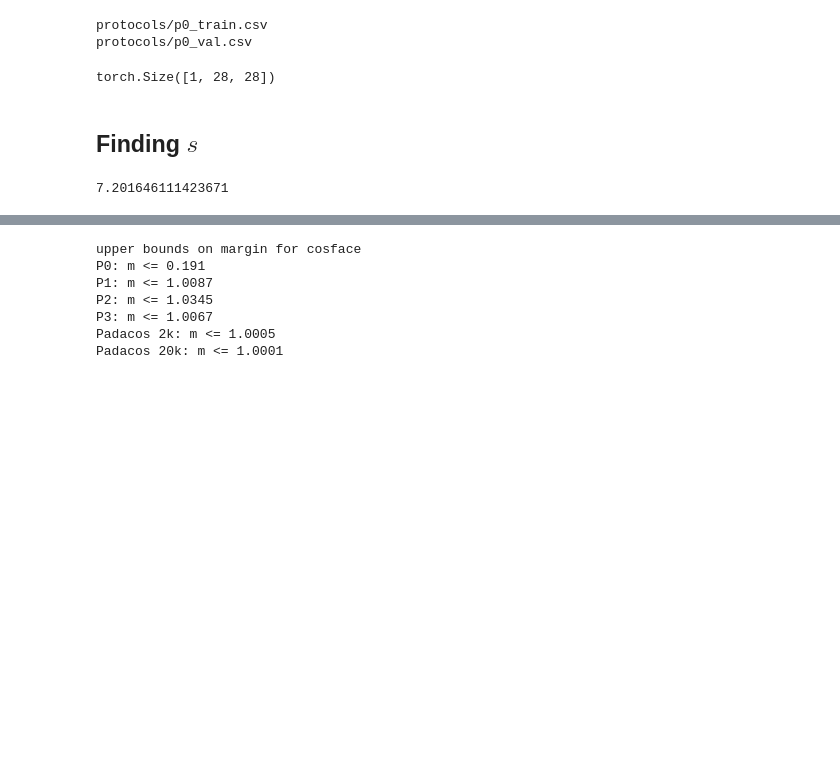
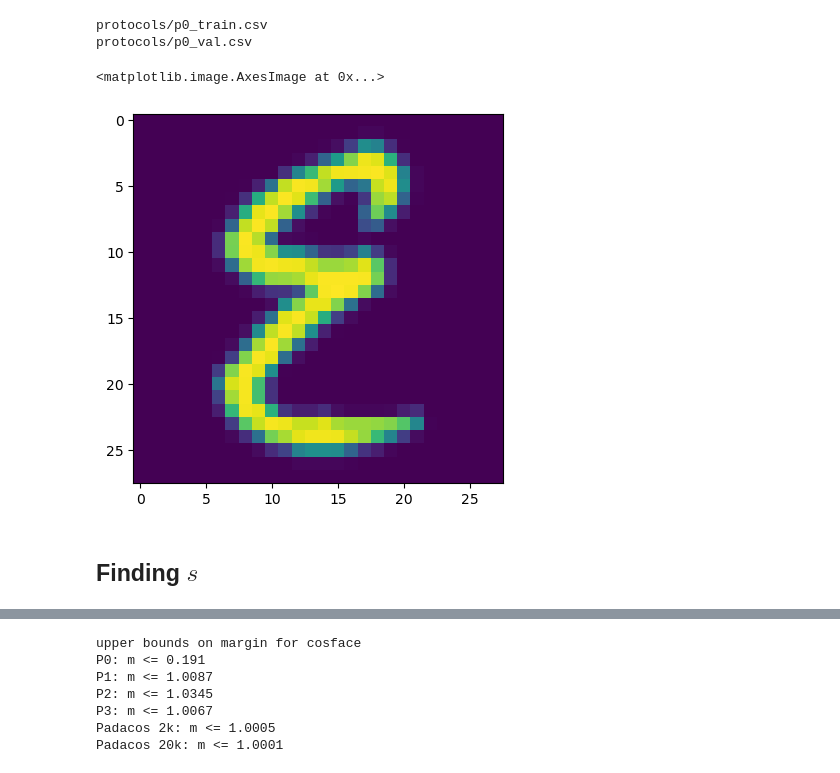
Before and after one commit to TwoDigitsOneNumber/openset-imagenet-comparison, a Jupyter notebook: test.ipynb, the cells around one changed output, grey strips where cells are left out. Drawn from its saved outputs; the diff is of its cells as text; code cells hidden in the pictures; blank space fills up the shorter version.

```diff
--- a/test.ipynb
+++ b/test.ipynb
@@ -388,10 +473,11 @@ train_loader = DataLoader(
 # %% [output]
 protocols/p0_train.csv
 protocols/p0_val.csv
-# %%
-train_ds[0][0].size()
-# %% [output]
-torch.Size([1, 28, 28])
+# %%
+plt.imshow(train_ds[70006][0][0])
+# %% [output]
+<matplotlib.image.AxesImage at 0x...>
+[figure, added]
 # %% [markdown]
 ## Finding $s$
 # %%
@@ -427,13 +513,26 @@ def find_s(d, C, alpha):
     rounding_precision = round_to_one(d)
     return np.log(rounding_precision/(1-rounding_precision)) + np.log(C-1) + alpha
 # %%
-C = 10
-decimals = 5
+# C = 10
+# decimals = 5
 
-s = find_s(decimals, C, 0)/2
-print(s)
-logits = torch.zeros(C)
-logits[0] = s
-logits[1:] = -s
+# s = find_s(decimals, C, 0)/2
+# print(s)
+# logits = torch.zeros(C)
+# logits[0] = s
+# logits[1:] = -s
+# print(logits)
+
+# softmax = F.softmax(logits)
+# print(softmax)
+# print(softmax[0])
+
+# def lambda_lower_bound(s, l_m, u_m, l_a, u_a):
+#     return ( (s* u_a**2 * l_a**2) / (u_a**2 - l_a**2) ) * ( (u_m - l_m) / (u_a - l_a) )
+
+# lambda_g = lambda_lower_bound(
+#     s=8,
+#     l_m=.4, u_m=.8,
+#     l_a=10, u_a=110
+# )
+# lambda_g
-# %% [output]
-7.201646111423671
```
Also changed, not shown: parts of 16 cells of this notebook, 15 other files.
